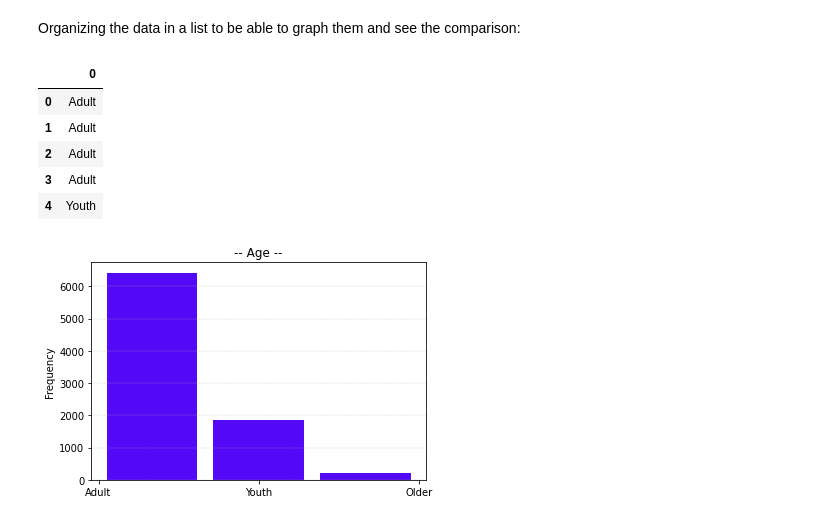
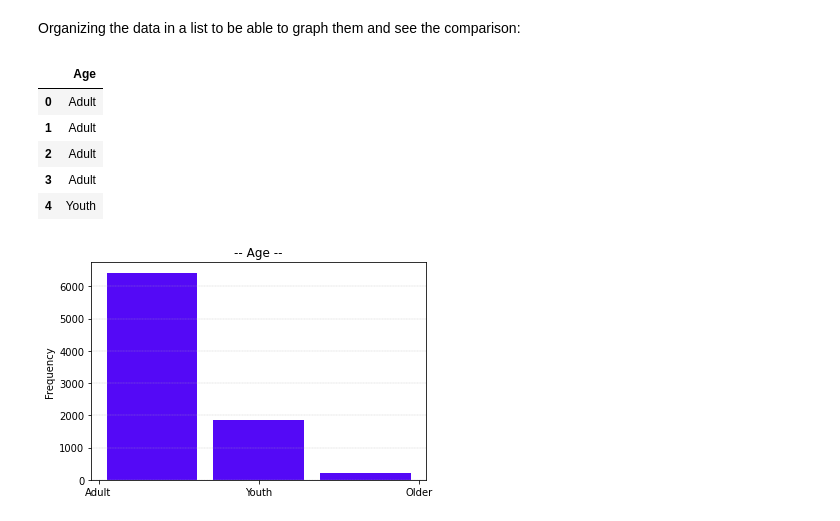
Before and after one commit to melixxa07/AI-Project, a Jupyter notebook: 01 - Data Exploration.ipynb, the cells around one changed output. Drawn from its saved outputs; the diff is of its cells as text; code cells hidden in the pictures.

```diff
--- a/01 - Data Exploration.ipynb
+++ b/01 - Data Exploration.ipynb
@@ -354,20 +352,21 @@ N° Non-Transported Passengers =  4216
 # %%
 age_list = []
 
 for i in range(len(df_train)):
     if df_train.Youth[i] == 1:
         age_list.append('Youth')
 
     if df_train.Adult[i] == 1:
         age_list.append('Adult')
 
     if df_train.Older[i] == 1:
         age_list.append('Older')
 
-age_list = pd.DataFrame(age_list)
-age_list.head()
+age_df = pd.DataFrame()
+age_df['Age'] = age_list
+age_df.head()
 # %% [output]
-|  | 0 |
+|  | Age |
 | 0 | Adult |
 | 1 | Adult |
 | 2 | Adult |
```
Also changed, not shown: parts of 4 cells of this notebook.
